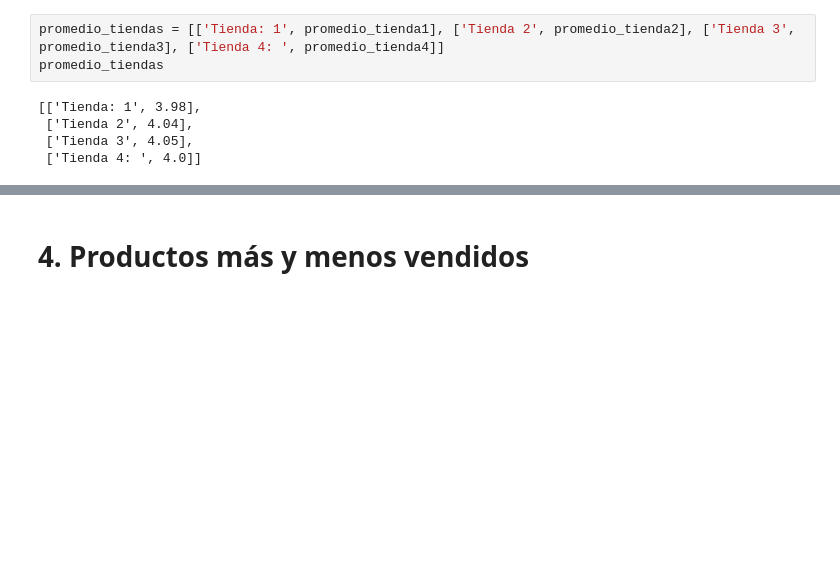
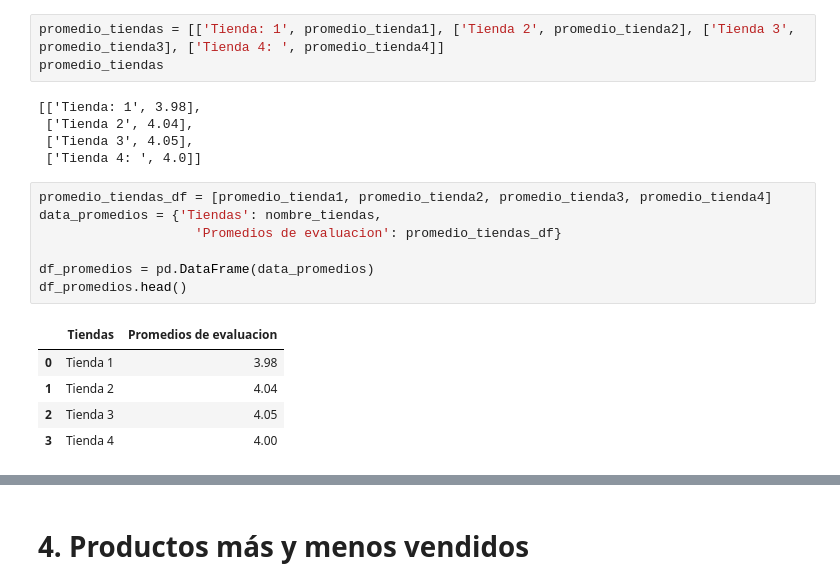
Before and after one commit to nxzK1/challenge-AluraStore, a Jupyter notebook: AluraStoreLatam.ipynb, the cells around one changed output, grey strips where cells are left out. Cells and saved outputs as stored; diff of their text form; blank space fills up the shorter version.

```diff
--- a/AluraStoreLatam.ipynb
+++ b/AluraStoreLatam.ipynb
@@ -306,3 +312,16 @@ promedio_tiendas
  ['Tienda 2', 4.04],
  ['Tienda 3', 4.05],
  ['Tienda 4: ', 4.0]]
+# %%
+promedio_tiendas_df = [promedio_tienda1, promedio_tienda2, promedio_tienda3, promedio_tienda4]
+data_promedios = {'Tiendas': nombre_tiendas,
+                    'Promedios de evaluacion': promedio_tiendas_df}
+
+df_promedios = pd.DataFrame(data_promedios)
+df_promedios.head()
+# %% [output]
+|  | Tiendas | Promedios de evaluacion |
+| 0 | Tienda 1 | 3.98 |
+| 1 | Tienda 2 | 4.04 |
+| 2 | Tienda 3 | 4.05 |
+| 3 | Tienda 4 | 4.00 |
```
Also changed, not shown: parts of 8 cells of this notebook.
